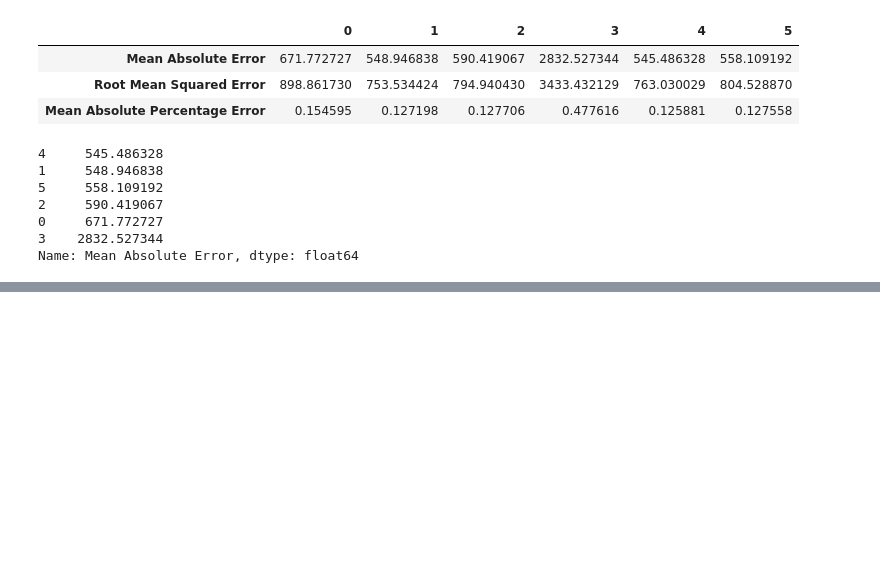
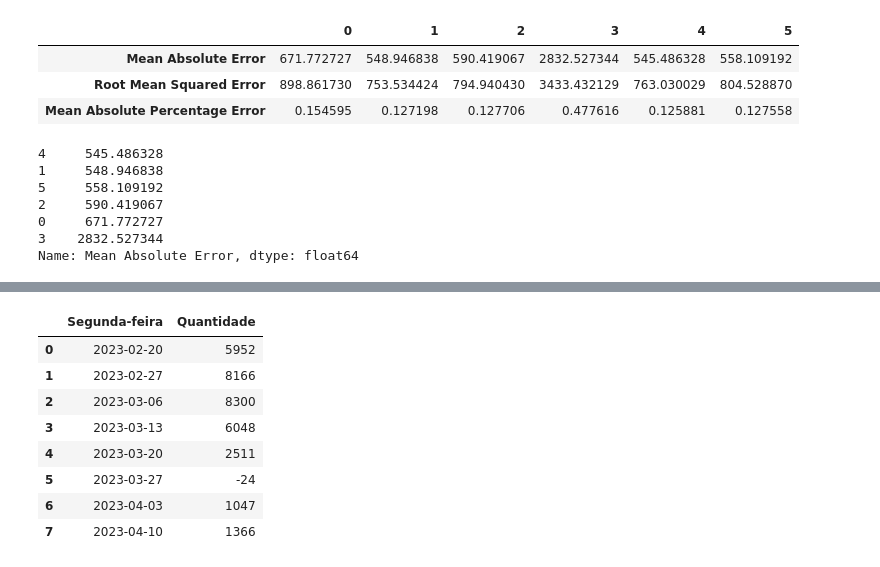
Before and after one commit to flohmannjr/PJI410, a Jupyter notebook: PJI410_aprendizado.ipynb, the cells around one changed output, grey strips where cells are left out. Drawn from its saved outputs; the diff is of its cells as text; code cells hidden in the pictures; blank space fills up the shorter version.

```diff
--- a/PJI410_aprendizado.ipynb
+++ b/PJI410_aprendizado.ipynb
@@ -240,6 +241,23 @@ def criar_marco_modelo(modelo_nome, caminho='marcos'):
                            monitor='val_loss',
                            save_best_only=True,
                            verbose=0)
+
+def gerar_previsoes_futuro(modelo, dados, quantidade_intervalos, janela_tamanho):
+
+    previsoes = []
+    janela    = tf.squeeze(dados[-janela_tamanho:])
+
+    for _ in range(quantidade_intervalos):
+
+        previsao = int(np.round(modelo.predict(tf.expand_dims(janela, axis=0), verbose=0)))
+
+        previsoes.append(previsao)
+
+        janela = np.append(janela, previsao)[-janela_tamanho:]
+
+        # print(f"{janela} -> {previsao}")
+
+    return previsoes
 # %% [markdown]
 # Aprendizado
 # %% [markdown]
@@ -1042,0 +1099,14 @@ Name: Mean Absolute Error, dtype: float64
+# %%
+df_futuro = pd.DataFrame(pd.date_range(X_test.max(), periods=(quantidade_intervalos + 1), freq='W-MON', closed='right').to_numpy(), columns=['Segunda-feira'])
+df_futuro['Quantidade'] = previsoes
+df_futuro
+# %% [output]
+|  | Segunda-feira | Quantidade |
+| 0 | 2023-02-20 | 5952 |
+| 1 | 2023-02-27 | 8166 |
+| 2 | 2023-03-06 | 8300 |
+| 3 | 2023-03-13 | 6048 |
+| 4 | 2023-03-20 | 2511 |
+| 5 | 2023-03-27 | -24 |
+| 6 | 2023-04-03 | 1047 |
+| 7 | 2023-04-10 | 1366 |
```
Also changed, not shown: parts of 19 cells of this notebook.
